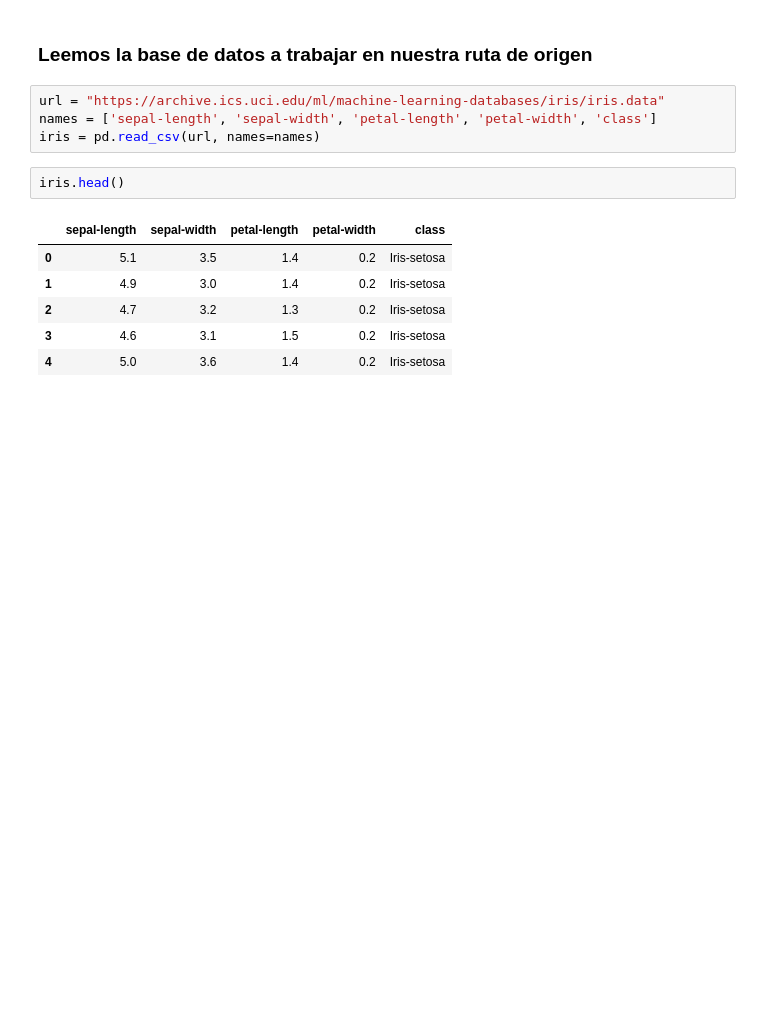
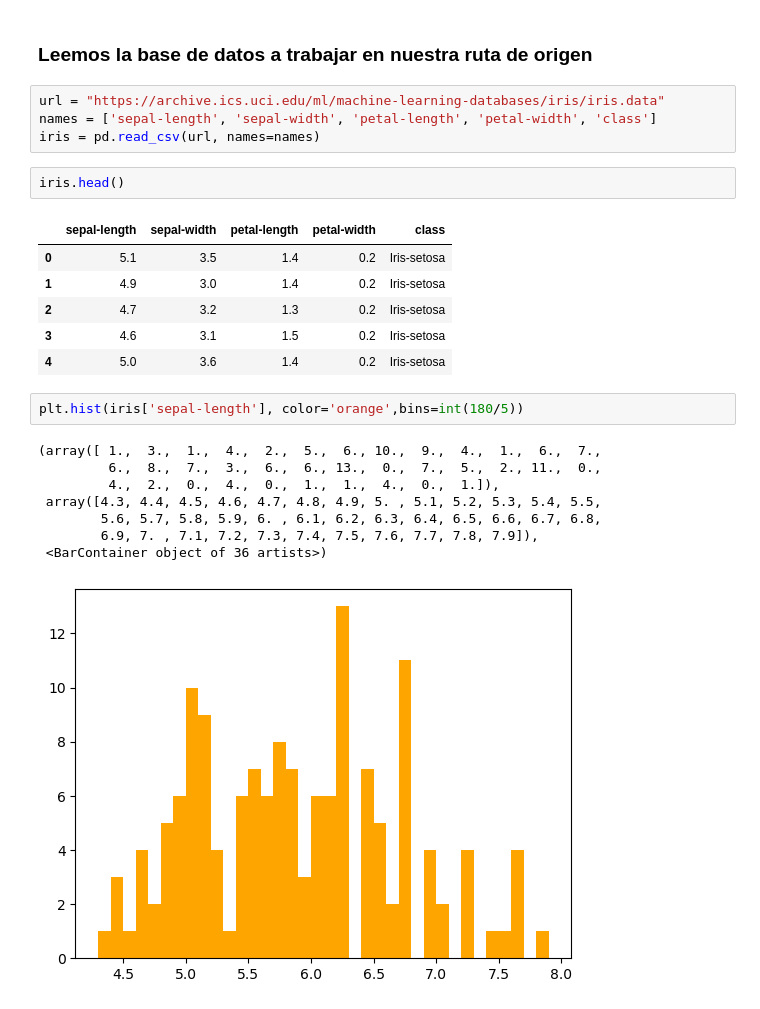
Before and after one commit to CarlosCortes2020/PythonCursoEstInfeDatqaSciIA, a Jupyter notebook: 002_VarianzaDesviacionEstandarMuestralPython.ipynb, the cells around one changed output. Drawn from its saved outputs; the diff is of its cells as text; blank space fills up the shorter version.

```diff
--- a/002_VarianzaDesviacionEstandarMuestralPython.ipynb
+++ b/002_VarianzaDesviacionEstandarMuestralPython.ipynb
@@ -20,3 +20,14 @@ iris.head()
 | 2 | 4.7 | 3.2 | 1.3 | 0.2 | Iris-setosa |
 | 3 | 4.6 | 3.1 | 1.5 | 0.2 | Iris-setosa |
 | 4 | 5.0 | 3.6 | 1.4 | 0.2 | Iris-setosa |
+# %%
+plt.hist(iris['sepal-length'], color='orange',bins=int(180/5))
+# %% [output]
+(array([ 1.,  3.,  1.,  4.,  2.,  5.,  6., 10.,  9.,  4.,  1.,  6.,  7.,
+         6.,  8.,  7.,  3.,  6.,  6., 13.,  0.,  7.,  5.,  2., 11.,  0.,
+         4.,  2.,  0.,  4.,  0.,  1.,  1.,  4.,  0.,  1.]),
+ array([4.3, 4.4, 4.5, 4.6, 4.7, 4.8, 4.9, 5. , 5.1, 5.2, 5.3, 5.4, 5.5,
+        5.6, 5.7, 5.8, 5.9, 6. , 6.1, 6.2, 6.3, 6.4, 6.5, 6.6, 6.7, 6.8,
+        6.9, 7. , 7.1, 7.2, 7.3, 7.4, 7.5, 7.6, 7.7, 7.8, 7.9]),
+ <BarContainer object of 36 artists>)
+[figure, added]
```
Also changed, not shown: parts of 15 cells of this notebook, 5 other files.
